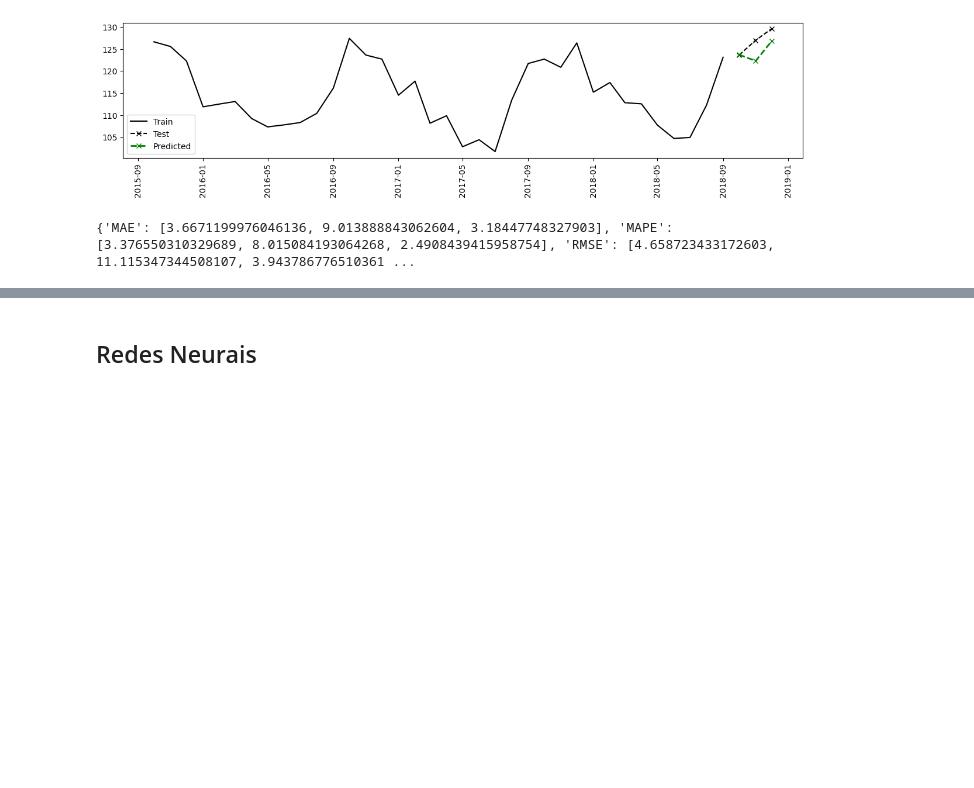
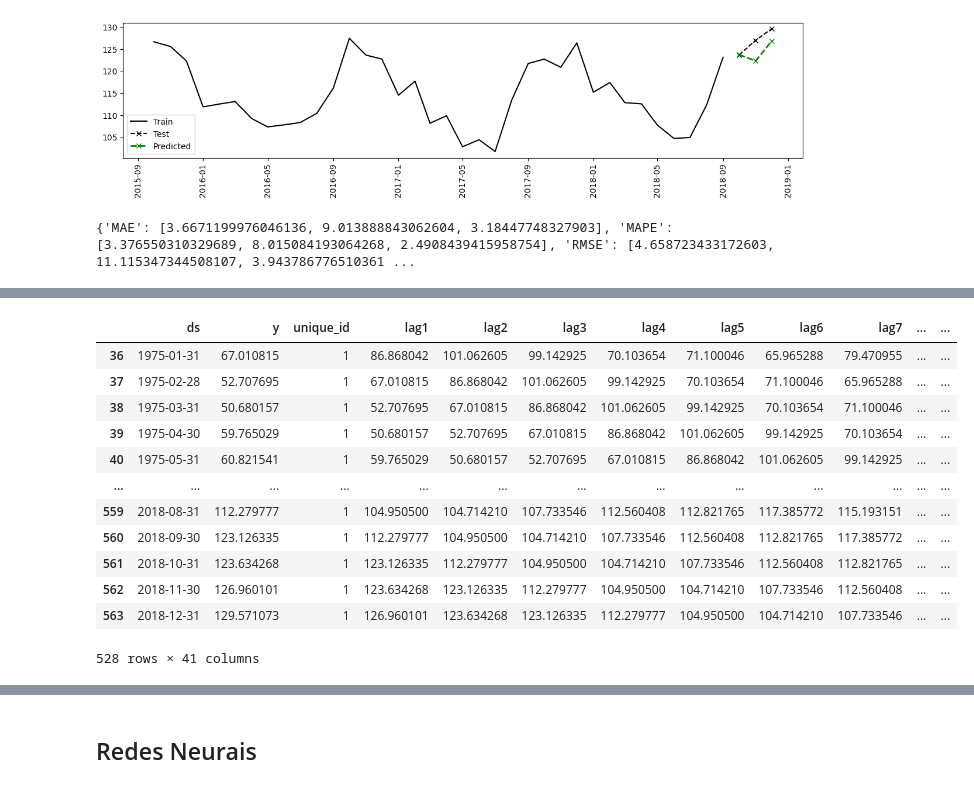
Before and after one commit to filipeaguiarrod/machine_learning_topics, a Jupyter notebook: Séries Temporais/3_approachs_models.ipynb, the cells around one changed output, grey strips where cells are left out. Drawn from its saved outputs; the diff is of its cells as text; code cells hidden in the pictures; blank space fills up the shorter version.

```diff
--- a/Séries Temporais/3_approachs_models.ipynb
+++ b/Séries Temporais/3_approachs_models.ipynb
@@ -329,0 +403,16 @@ print(metrics)
+# %%
+model.preprocess(df_feat)
+# %% [output]
+|  | ds | y | unique_id | lag1 | lag2 | lag3 | lag4 | lag5 | lag6 | lag7 | ... | ... |
+| 36 | 1975-01-31 | 67.010815 | 1 | 86.868042 | 101.062605 | 99.142925 | 70.103654 | 71.100046 | 65.965288 | 79.470955 | ... | ... |
+| 37 | 1975-02-28 | 52.707695 | 1 | 67.010815 | 86.868042 | 101.062605 | 99.142925 | 70.103654 | 71.100046 | 65.965288 | ... | ... |
+| 38 | 1975-03-31 | 50.680157 | 1 | 52.707695 | 67.010815 | 86.868042 | 101.062605 | 99.142925 | 70.103654 | 71.100046 | ... | ... |
+| 39 | 1975-04-30 | 59.765029 | 1 | 50.680157 | 52.707695 | 67.010815 | 86.868042 | 101.062605 | 99.142925 | 70.103654 | ... | ... |
+| 40 | 1975-05-31 | 60.821541 | 1 | 59.765029 | 50.680157 | 52.707695 | 67.010815 | 86.868042 | 101.062605 | 99.142925 | ... | ... |
+| ... | ... | ... | ... | ... | ... | ... | ... | ... | ... | ... | ... | ... |
+| 559 | 2018-08-31 | 112.279777 | 1 | 104.950500 | 104.714210 | 107.733546 | 112.560408 | 112.821765 | 117.385772 | 115.193151 | ... | ... |
+| 560 | 2018-09-30 | 123.126335 | 1 | 112.279777 | 104.950500 | 104.714210 | 107.733546 | 112.560408 | 112.821765 | 117.385772 | ... | ... |
+| 561 | 2018-10-31 | 123.634268 | 1 | 123.126335 | 112.279777 | 104.950500 | 104.714210 | 107.733546 | 112.560408 | 112.821765 | ... | ... |
+| 562 | 2018-11-30 | 126.960101 | 1 | 123.634268 | 123.126335 | 112.279777 | 104.950500 | 104.714210 | 107.733546 | 112.560408 | ... | ... |
+| 563 | 2018-12-31 | 129.571073 | 1 | 126.960101 | 123.634268 | 123.126335 | 112.279777 | 104.950500 | 104.714210 | 107.733546 | ... | ... |
+528 rows × 41 columns
```
Also changed, not shown: parts of 21 cells of this notebook, 2 other files.
